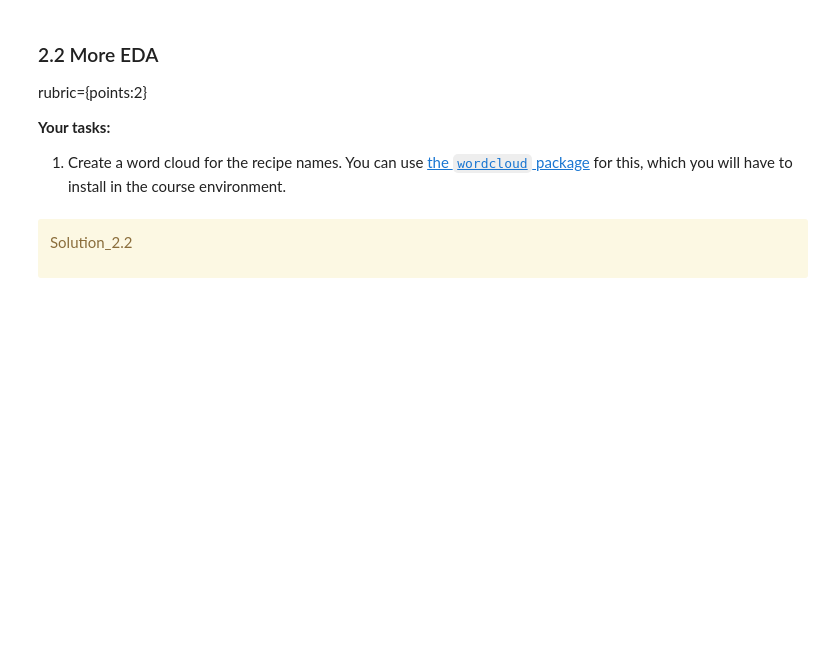
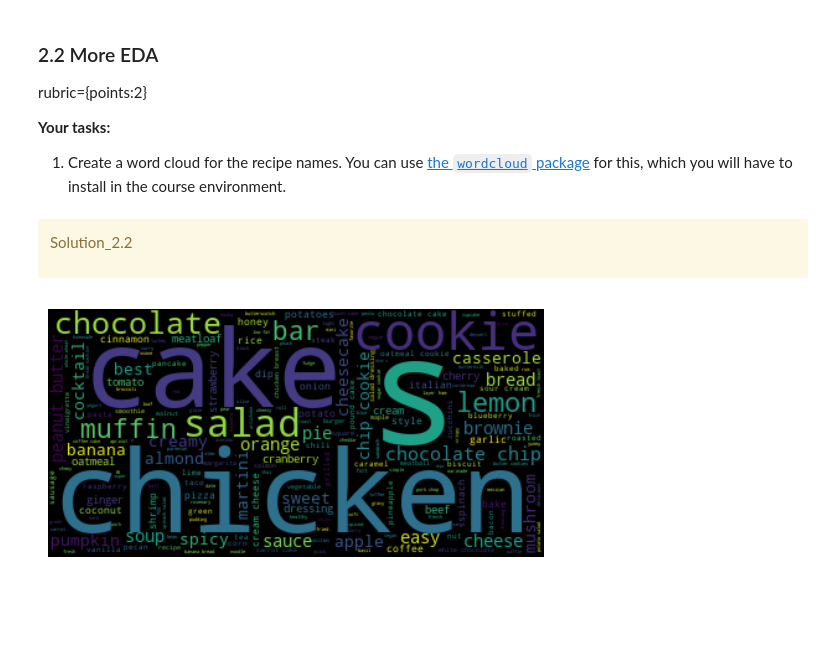
Before and after one commit to madihung/cpsc330, a Jupyter notebook: hw6/hw6.ipynb, the cells around one changed output. Saved outputs shown, nothing was run; the diff lists cells and outputs as text; code cells hidden in the pictures; blank space fills up the shorter version.

```diff
--- a/hw6/hw6.ipynb
+++ b/hw6/hw6.ipynb
@@ -441,3 +512,13 @@ Solution_2.2
+# %%
+#create a word cloud for recipe names
+from wordcloud import WordCloud
+
+wordcloud = WordCloud().generate(" ".join(recipes_df["name"]))
+plt.imshow(wordcloud, interpolation='bilinear')
+plt.axis("off")
+plt.show()
+# %% [output]
+[figure, added]
 # %% [markdown]
 <!-- END QUESTION -->
 
```
Also changed, not shown: parts of 30 cells of this notebook.
